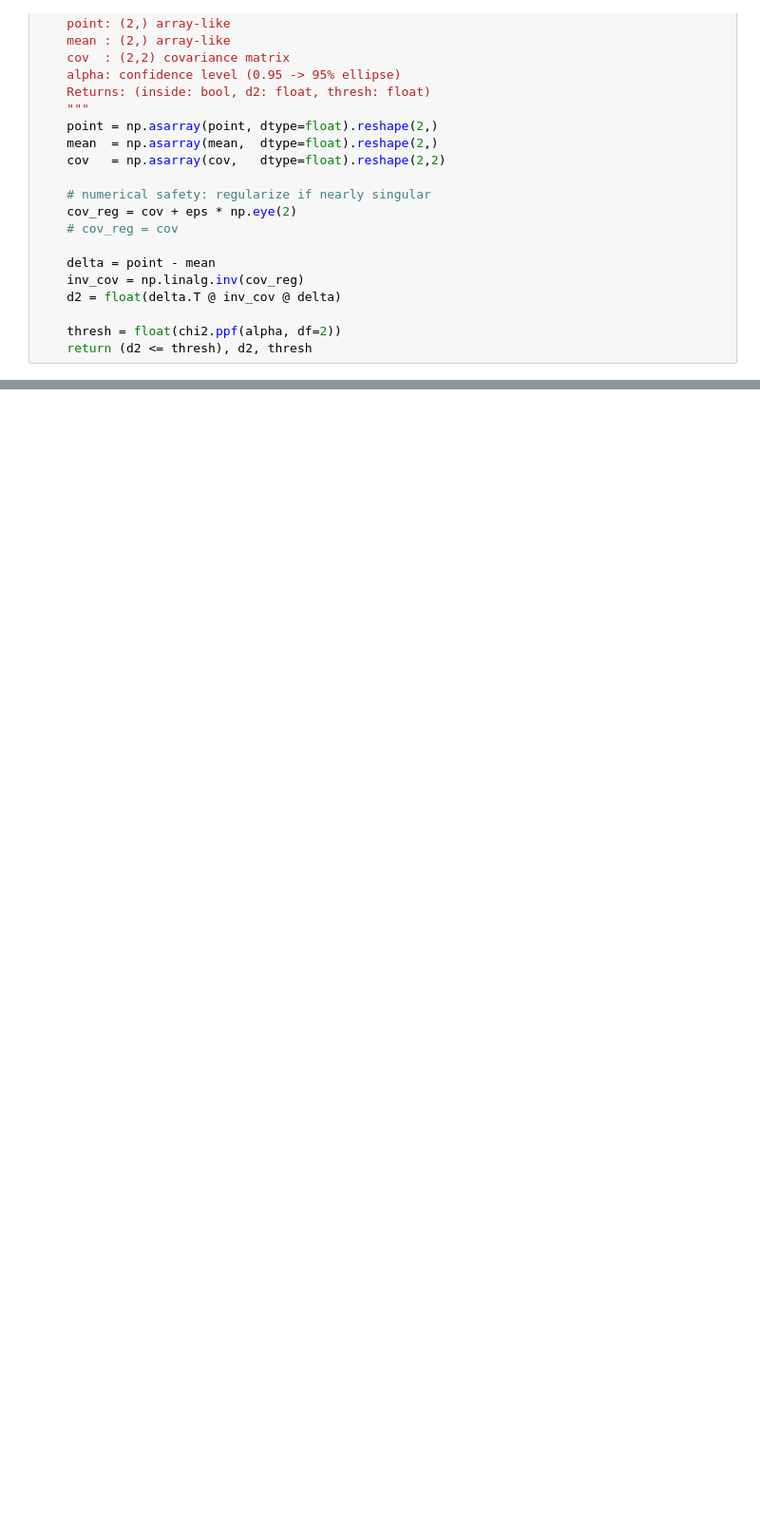
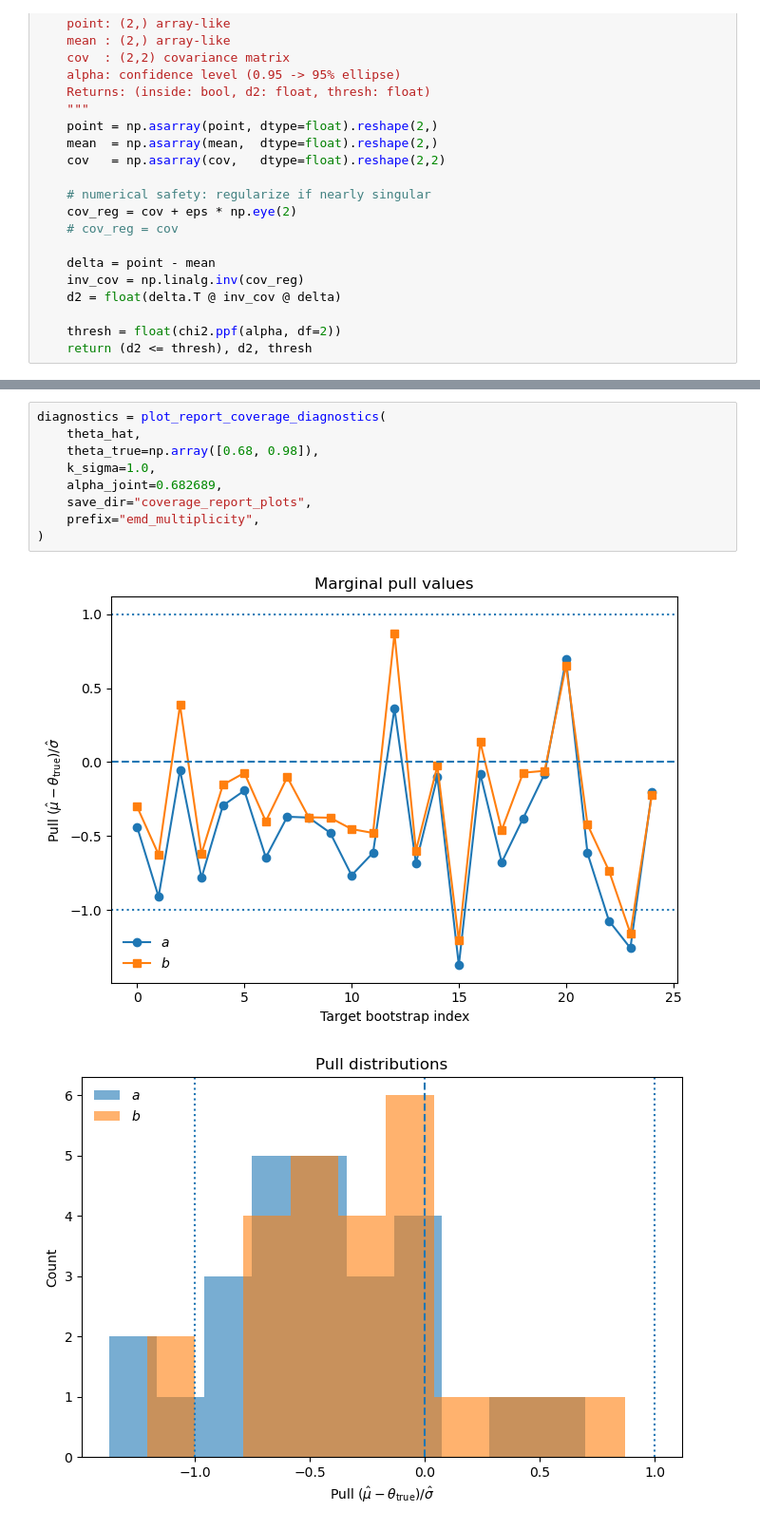
Before and after one commit to tonymenzo/RSA, a Jupyter notebook: src/Coverage_tests/unpack.ipynb, the cells around one changed output, grey strips where cells are left out. Shown at 95% size. Saved outputs shown, nothing was run; the diff lists cells and outputs as text; blank space fills up the shorter version.

```diff
--- a/src/Coverage_tests/unpack.ipynb
+++ b/src/Coverage_tests/unpack.ipynb
@@ -216,0 +991,12 @@ Coverage: 0.0
+# %%
+diagnostics = plot_report_coverage_diagnostics(
+    theta_hat,
+    theta_true=np.array([0.68, 0.98]),
+    k_sigma=1.0,
+    alpha_joint=0.682689,
+    save_dir="coverage_report_plots",
+    prefix="emd_multiplicity",
+)
+# %% [output]
+[figure, added]
+[figure, added]
```
Also changed, not shown: parts of 13 cells of this notebook, 55 other files.
